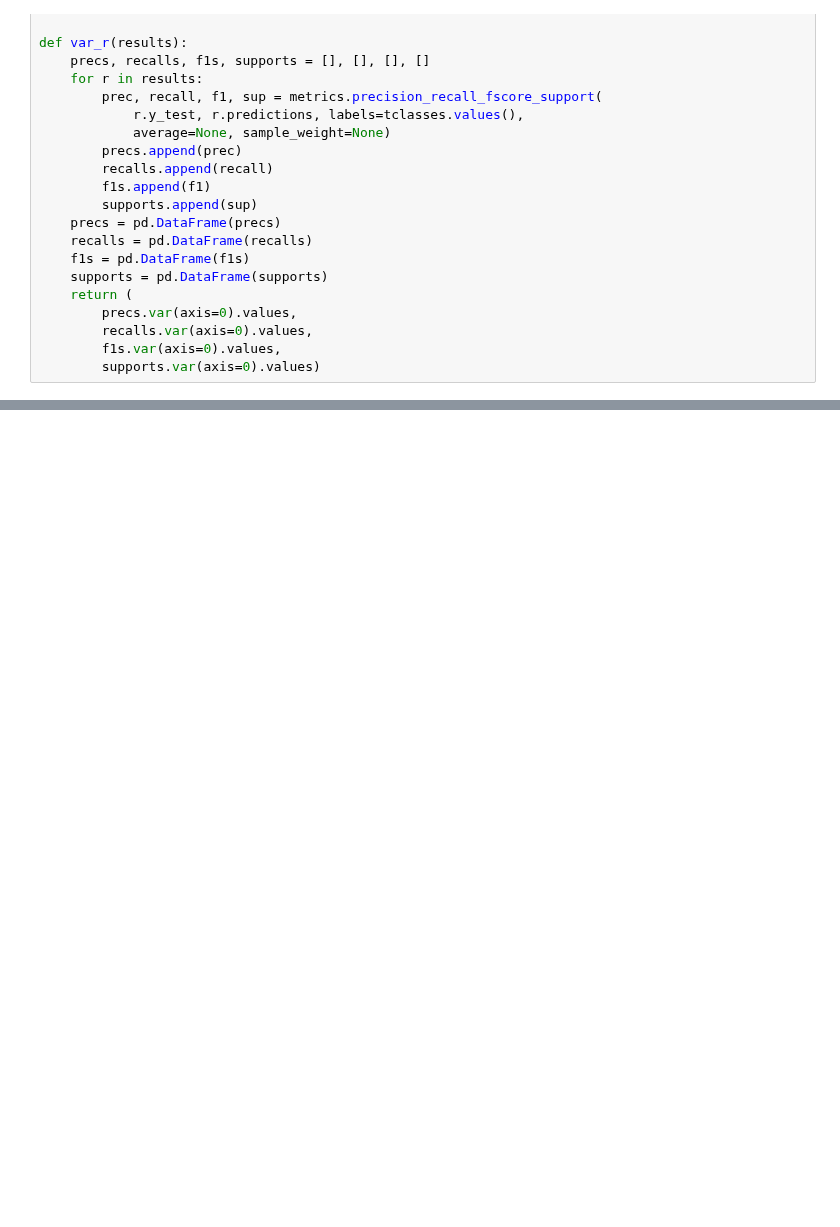
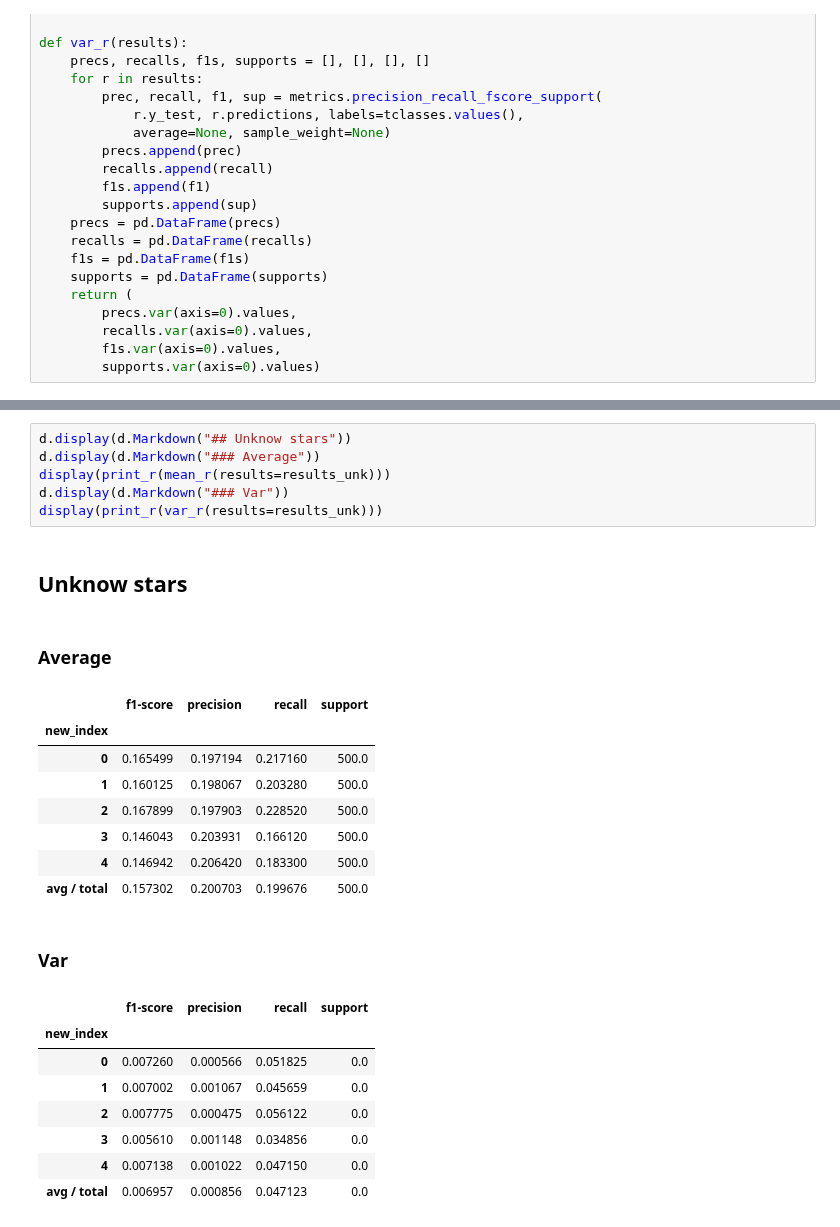
Before and after one commit to carpyncho/vvv_gen_catalog, a Jupyter notebook: detect_tile.ipynb, the cells around one changed output, grey strips where cells are left out. Drawn from its saved outputs; the diff is of its cells as text; blank space fills up the shorter version.

```diff
--- a/detect_tile.ipynb
+++ b/detect_tile.ipynb
@@ -502,0 +526,26 @@ var_r(results)
+# %%
+d.display(d.Markdown("## Unknow stars"))
+d.display(d.Markdown("### Average"))
+display(print_r(mean_r(results=results_unk)))
+d.display(d.Markdown("### Var"))
+display(print_r(var_r(results=results_unk)))
+# %% [output]
+## Unknow stars
+### Average
+|  | f1-score | precision | recall | support |
+| new_index |  |  |  |  |
+| 0 | 0.165499 | 0.197194 | 0.217160 | 500.0 |
+| 1 | 0.160125 | 0.198067 | 0.203280 | 500.0 |
+| 2 | 0.167899 | 0.197903 | 0.228520 | 500.0 |
+| 3 | 0.146043 | 0.203931 | 0.166120 | 500.0 |
+| 4 | 0.146942 | 0.206420 | 0.183300 | 500.0 |
+| avg / total | 0.157302 | 0.200703 | 0.199676 | 500.0 |
+### Var
+|  | f1-score | precision | recall | support |
+| new_index |  |  |  |  |
+| 0 | 0.007260 | 0.000566 | 0.051825 | 0.0 |
+| 1 | 0.007002 | 0.001067 | 0.045659 | 0.0 |
+| 2 | 0.007775 | 0.000475 | 0.056122 | 0.0 |
+| 3 | 0.005610 | 0.001148 | 0.034856 | 0.0 |
+| 4 | 0.007138 | 0.001022 | 0.047150 | 0.0 |
+| avg / total | 0.006957 | 0.000856 | 0.047123 | 0.0 |
```
Also changed, not shown: parts of 5 cells of this notebook.
